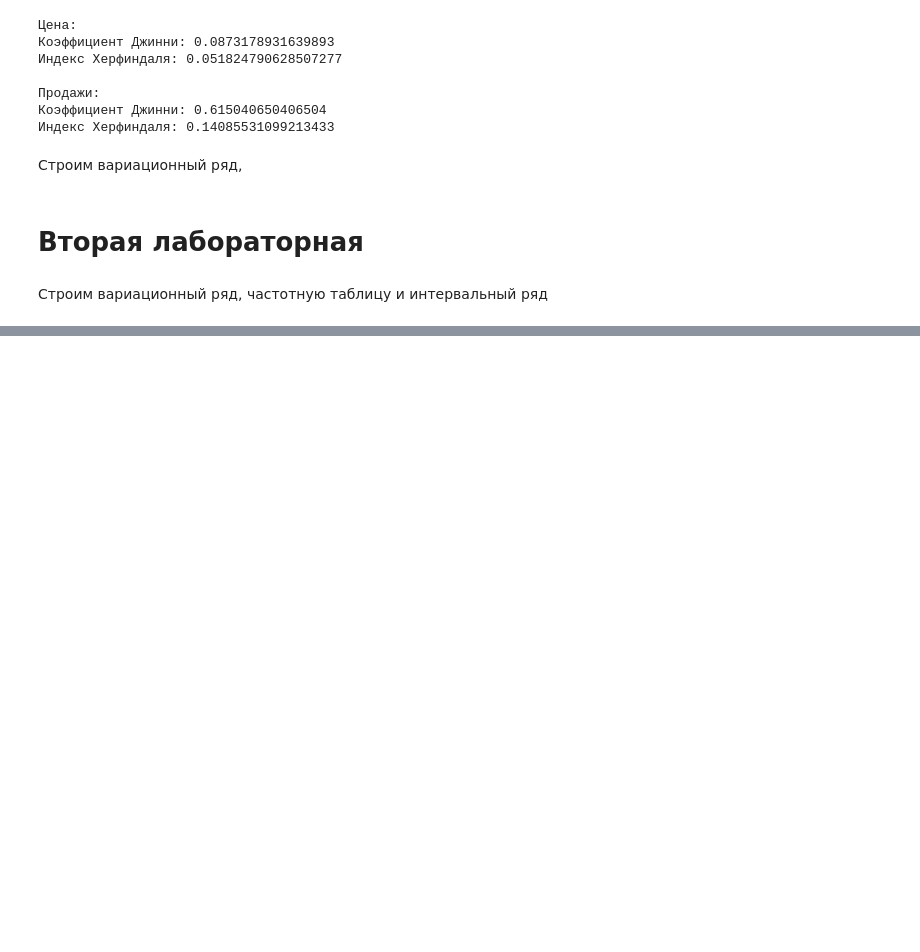
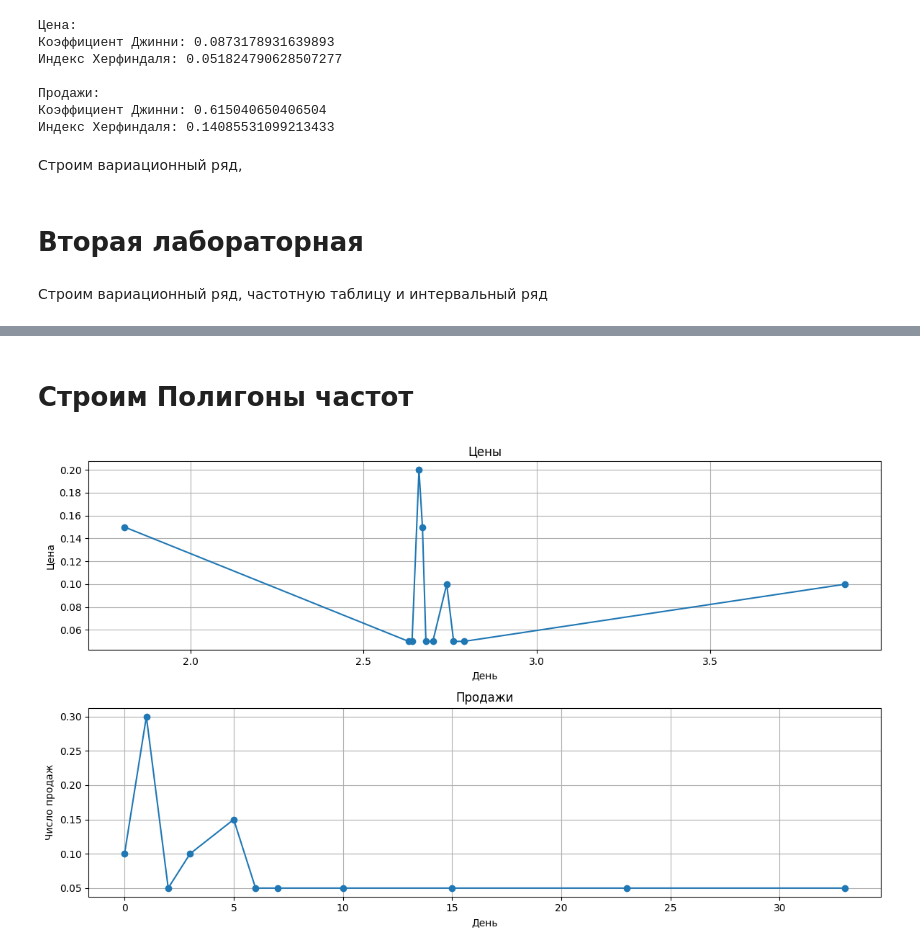
Before and after one commit to BVyaches/MLPerm, a Jupyter notebook: MathAnalysis.ipynb, the cells around one changed output, grey strips where cells are left out. Cells and saved outputs as stored; diff of their text form; code cells hidden in the pictures; blank space fills up the shorter version.

```diff
--- a/MathAnalysis.ipynb
+++ b/MathAnalysis.ipynb
@@ -201,11 +201,17 @@ print(f'Коэффициент Джинни: {G_sale}\n'
 # %% [markdown]
 Строим вариационный ряд, частотную таблицу и интервальный ряд
 # %%
-np_one = np.array([dates, prices_sorted, sales_sorted])
 df = pd.DataFrame({' ': dates, 'Цены': prices_sorted, 'Продажи': sales_sorted})
-print(df.to_string(index=False))
+#print(df.to_string(index=False))
 print('\nЧастотная таблица для цен:')
-frequency_prices = pd.crosstab(index=df['Цены'], columns='Повторения', colnames=['Цены', 'Повторения'])
-print(frequency_prices.columns)
-frequency_prices['Частота'] = frequency_prices.apply(lambda x: x['col_0']/20)
+frequency_prices = pd.crosstab(index=df['Цены'], columns='Повторения')
+
+frequency_prices['Частота'] = frequency_prices / len(dates)
+print(frequency_prices)
+
+print('\nЧастотная таблица для продаж:')
+frequency_sales = pd.crosstab(index=df['Продажи'], columns='Повторения')
+
+frequency_sales['Частота'] = frequency_sales / len(dates)
+print(frequency_sales)
 # %% [output]
@@ -229,0 +309,30 @@ TypeError: crosstab() missing 1 required positional argument: 'columns'
+# %% [markdown]
+# Строим Полигоны частот
+# %%
+
+fig, ax = plt.subplots(2, 1, figsize=(12, 7))
+price_plot = ax[0]
+price_plot.plot(sorted(list(set(prices))), frequency_prices['Частота'],
+                marker='o', label='Полигон частот для цены')
+
+price_plot.set_xlabel(title[0])
+price_plot.set_ylabel(title[1])
+price_plot.set_title('Цены')
+
+ax[0] = price_plot
+price_plot.grid()
+
+sales_plot = ax[1]
+sales_plot.plot(sorted(list(set(sales))), frequency_sales['Частота'],
+                marker='o', label='Полигон частот для продаж')
+
+sales_plot.set_xlabel(title[0])
+sales_plot.set_ylabel(title[2])
+sales_plot.set_title('Продажи')
+
+ax[1] = sales_plot
+sales_plot.grid()
+fig.tight_layout()
+plt.show()
+# %% [output]
+[figure, added]
```
Also changed, not shown: parts of 11 cells of this notebook.
